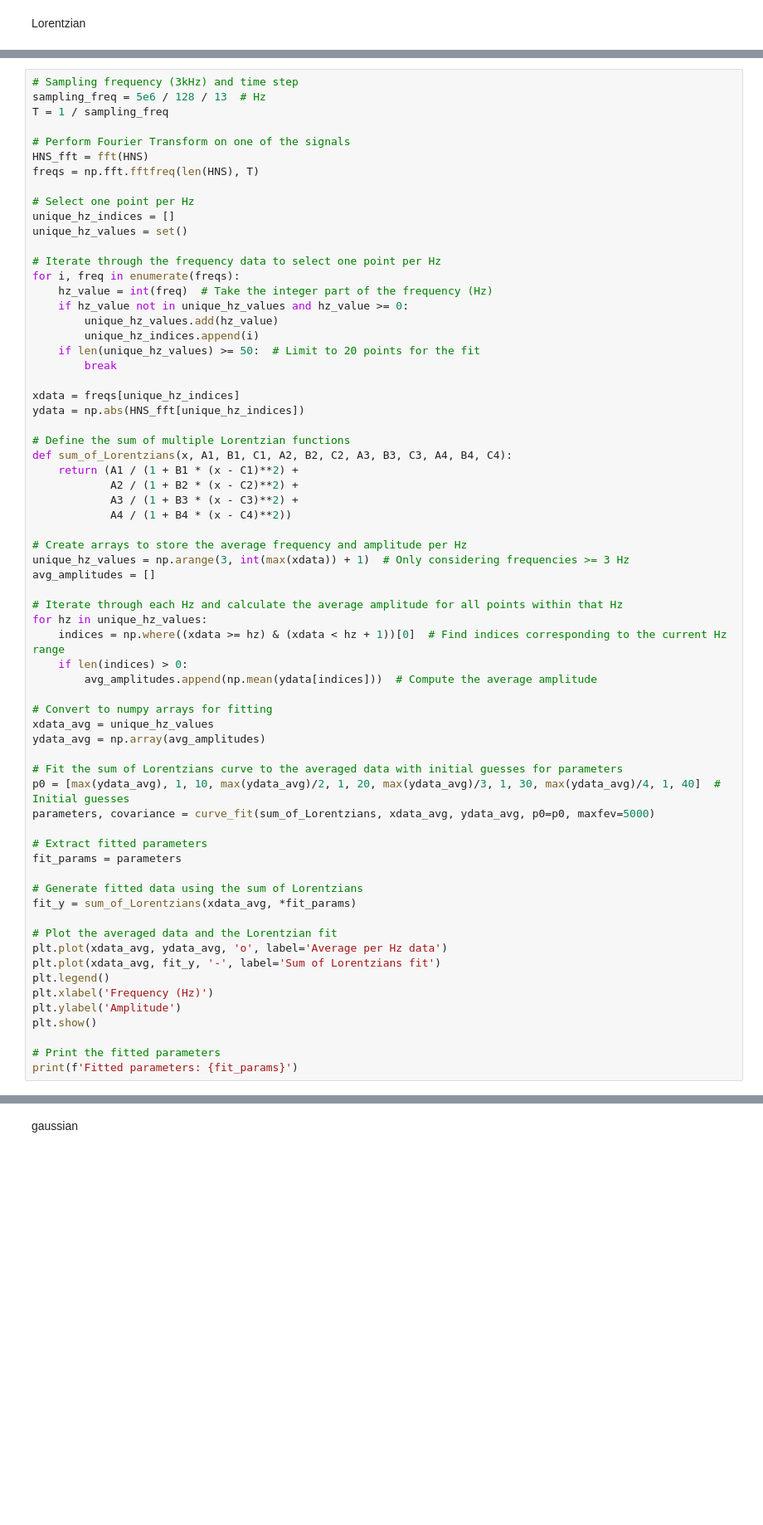
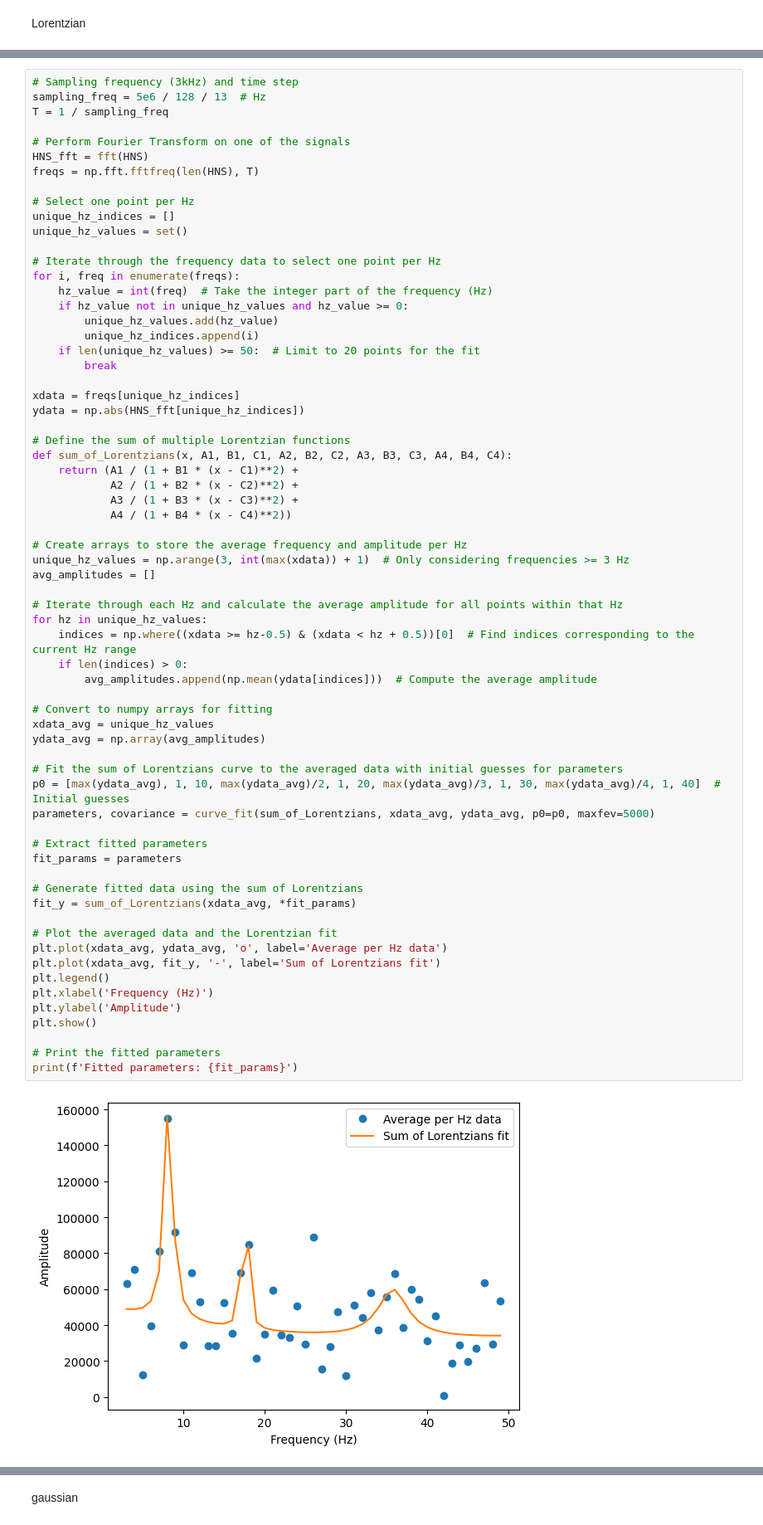
Before and after one commit to xaniadakis/TerraPulse, a Jupyter notebook: notebook.ipynb, the cells around one changed output, grey strips where cells are left out. Shown at 83% size. Drawn from its saved outputs; the diff is of its cells as text; blank space fills up the shorter version.

```diff
--- a/notebook.ipynb
+++ b/notebook.ipynb
@@ -621,31 +621,33 @@ avg_amplitudes = []
 
 # Iterate through each Hz and calculate the average amplitude for all points within that Hz
 for hz in unique_hz_values:
-    indices = np.where((xdata >= hz) & (xdata < hz + 1))[0]  # Find indices corresponding to the current Hz range
+    indices = np.where((xdata >= hz-0.5) & (xdata < hz + 0.5))[0]  # Find indices corresponding to the current Hz range
     if len(indices) > 0:
         avg_amplitudes.append(np.mean(ydata[indices]))  # Compute the average amplitude
 
 # Convert to numpy arrays for fitting
 xdata_avg = unique_hz_values
 ydata_avg = np.array(avg_amplitudes)
 
 # Fit the sum of Lorentzians curve to the averaged data with initial guesses for parameters
 p0 = [max(ydata_avg), 1, 10, max(ydata_avg)/2, 1, 20, max(ydata_avg)/3, 1, 30, max(ydata_avg)/4, 1, 40]  # Initial guesses
 parameters, covariance = curve_fit(sum_of_Lorentzians, xdata_avg, ydata_avg, p0=p0, maxfev=5000)
 
 # Extract fitted parameters
 fit_params = parameters
 
 # Generate fitted data using the sum of Lorentzians
 fit_y = sum_of_Lorentzians(xdata_avg, *fit_params)
 
 # Plot the averaged data and the Lorentzian fit
 plt.plot(xdata_avg, ydata_avg, 'o', label='Average per Hz data')
 plt.plot(xdata_avg, fit_y, '-', label='Sum of Lorentzians fit')
 plt.legend()
 plt.xlabel('Frequency (Hz)')
 plt.ylabel('Amplitude')
 plt.show()
 
 # Print the fitted parameters
 print(f'Fitted parameters: {fit_params}')
+# %% [output]
+[figure, added]
```
Also changed, not shown: parts of 10 cells of this notebook, 5 other files.
